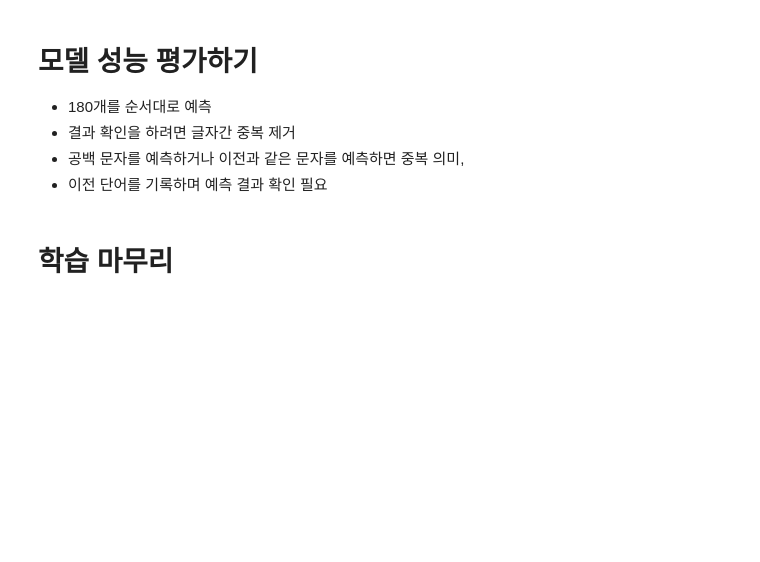
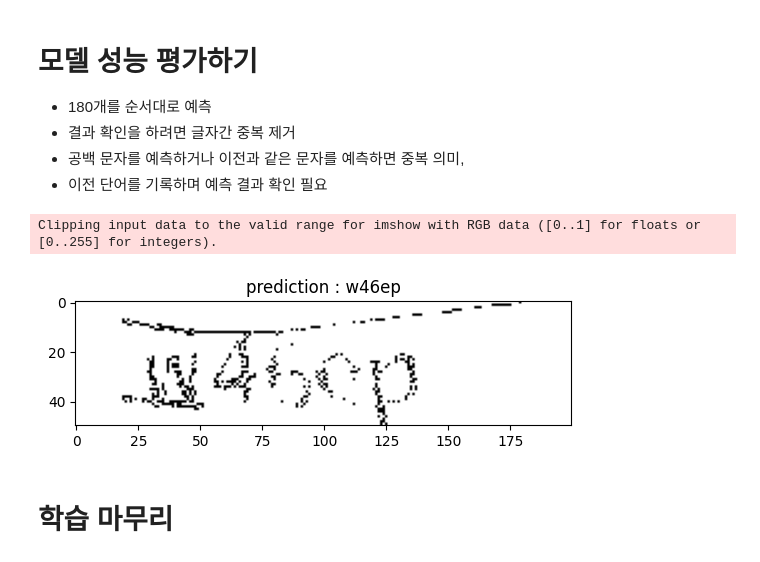
Before and after one commit to restful3/ds4th_study, a Jupyter notebook: source/텐초의 파이토치 딥러닝 특강/12_캡챠_텍스트_인식_CRNN_GRU_Song.ipynb, the cells around one changed output. Saved outputs shown, nothing was run; the diff lists cells and outputs as text; code cells hidden in the pictures; blank space fills up the shorter version.

```diff
--- a/source/텐초의 파이토치 딥러닝 특강/12_캡챠_텍스트_인식_CRNN_GRU_Song.ipynb
+++ b/source/텐초의 파이토치 딥러닝 특강/12_캡챠_텍스트_인식_CRNN_GRU_Song.ipynb
@@ -351,6 +351,39 @@ torch.save(model.state_dict(), './models/CRNN.pth')
 - 결과 확인을 하려면 글자간 중복 제거
 - 공백 문자를 예측하거나 이전과 같은 문자를 예측하면 중복 의미,
 - 이전 단어를 기록하며 예측 결과 확인 필요
+# %%
+import random
+
+model.load_state_dict(torch.load('./models/CRNN.pth', map_location=device))
+
+with torch.no_grad():
+    testset = Captcha(pth='./datasets/CH12/', train=False)
+
+    idx = random.randint(0, len(testset))
+    test_img, label = testset[idx]
+    input_tensor = torch.unsqueeze(torch.tensor(test_img), dim=0)
+
+    input_tensor = input_tensor.permute(0, 3, 1, 2).to(device)
+    input_tensor = input_tensor.permute(0, 2, 3, 1).to(device)
+
+    # 가장 높은 확률을 갖는 글자 추출
+    pred = torch.argmax(model(input_tensor), dim=-1)
+
+    # 글자간 중복 제거
+    prev_letter = pred[0].item()
+    pred_word = ""
+    for letter in pred:
+        if letter.item() != 0 and letter.item() != prev_letter:
+            pred_word += list(testset.BOW.keys())[letter.item()]
+
+        prev_letter = letter.item()
+
+    plt.imshow(test_img.transpose((1, 2, 0)))
+    plt.title('prediction : '+pred_word)
+    plt.show()
+# %% [output]
+Clipping input data to the valid range for imshow with RGB data ([0..1] for floats or [0..255] for integers).
+[figure, added]
 # %% [markdown]
 # 학습 마무리
 # %% [markdown]
```
